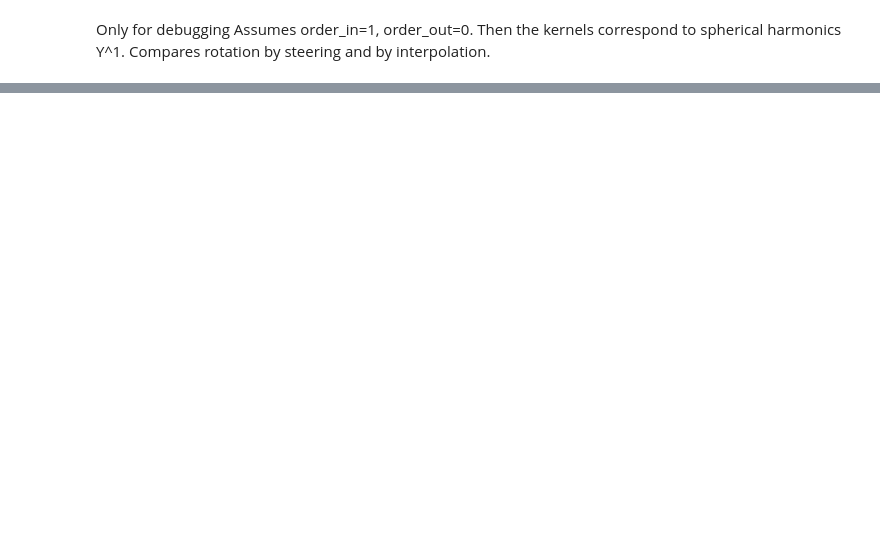
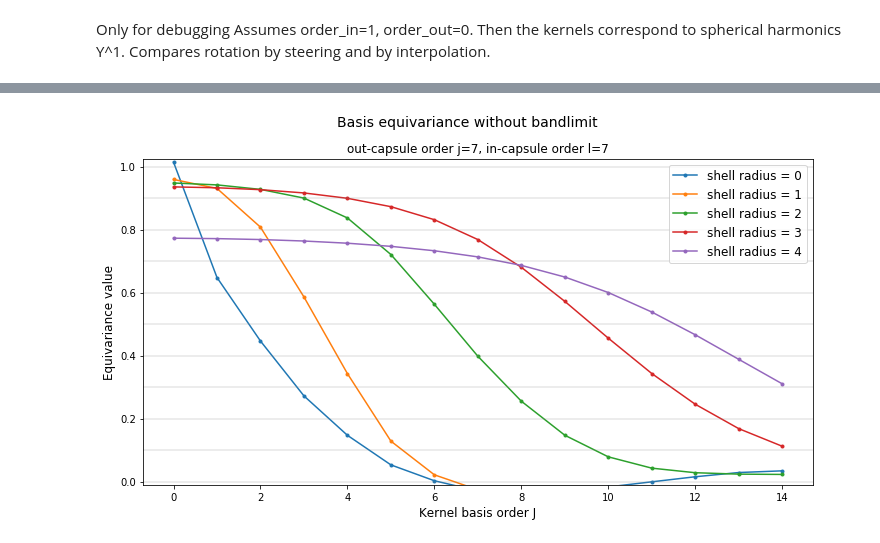
Before and after one commit to e3nn/e3nn, a Jupyter notebook: notebook/analytical_kernel_tests.ipynb, the cells around one changed output, grey strips where cells are left out. Saved outputs shown, nothing was run; the diff lists cells and outputs as text; code cells hidden in the pictures; blank space fills up the shorter version.

```diff
--- a/notebook/analytical_kernel_tests.ipynb
+++ b/notebook/analytical_kernel_tests.ipynb
@@ -143,0 +194,14 @@ def steer_plot(alpha,beta,gamma):
+# %%
+size = 9
+n_radial = size//2+1 # hard coded
+upsampling = 1 # hard coded
+
+reps = [SO3.repr1, SO3.repr3, SO3.repr5, SO3.repr7, SO3.repr9, SO3.repr11, SO3.repr13, SO3.repr15]
+order_in = 7
+order_out = 7
+R_in = reps[order_in]
+R_out = reps[order_out]
+
+basis = basis_kernels.cube_basis_kernels_analytical(size, n_radial, upsampling, R_out, R_in)
+
+print('basis of shape', basis.shape)
@@ -143,0 +225,31 @@ def steer_plot(alpha,beta,gamma):
+# %%
+def get_avg_equiv(basis):
+    avg_equiv = np.zeros(len(basis))
+    for a,b,c in 2*np.pi*np.random.rand(N_samples,3):
+        avg_equiv += basis_kernels.check_basis_equivariance(basis, R_out, R_in, a,b,c)
+    avg_equiv /= N_samples
+    return avg_equiv
+
+N_samples = 25
+
+jl_min = min(order_in, order_out)
+multip_ring = 2*jl_min+1
+avg_equiv = []
+for r in np.arange(n_radial):
+    avg_equiv.append(get_avg_equiv(basis[r*multip_ring : (r+1)*multip_ring]))
+# %%
+plt.figure(figsize=(12,6))
+for r,x in enumerate(avg_equiv):
+    plt.plot(x, marker='.', label='shell radius = {}'.format(r))
+for y in np.arange(0,1.1,.1):
+    plt.axhline(y, lw=.3,c='gray')
+plt.ylim([-.01, 1.025])
+plt.suptitle('Basis equivariance without bandlimit', fontsize=14)
+plt.title('out-capsule order j={}, in-capsule order l={}'.format(order_out, order_in))
+plt.xlabel('Kernel basis order J', size=12)
+plt.ylabel('Equivariance value', size=12)
+legend = plt.legend(loc=1, fontsize=12)
+plt.savefig('basis_equivariance_ring_width_0l.4.png', dpi=600)
+plt.show()
+# %% [output]
+[figure, added]
```
Also changed, not shown: parts of 8 cells of this notebook, 2 other files.
